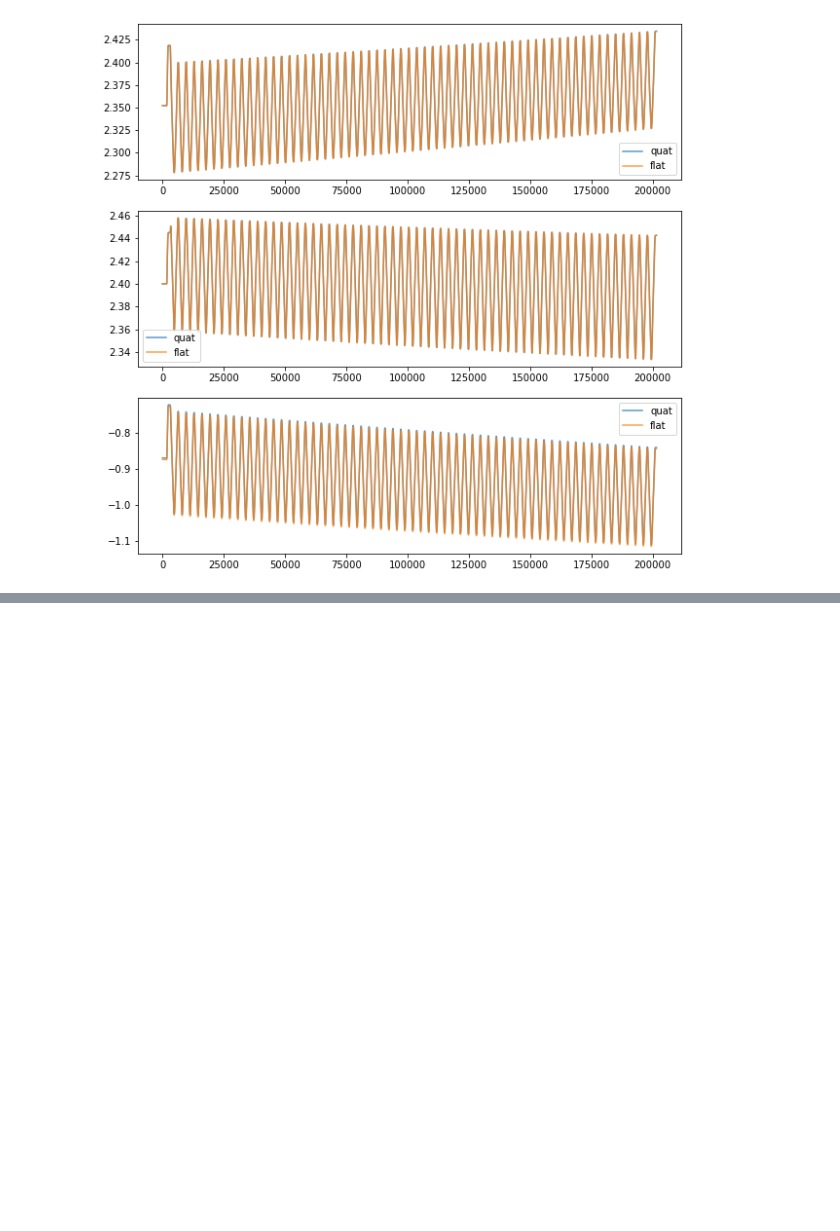
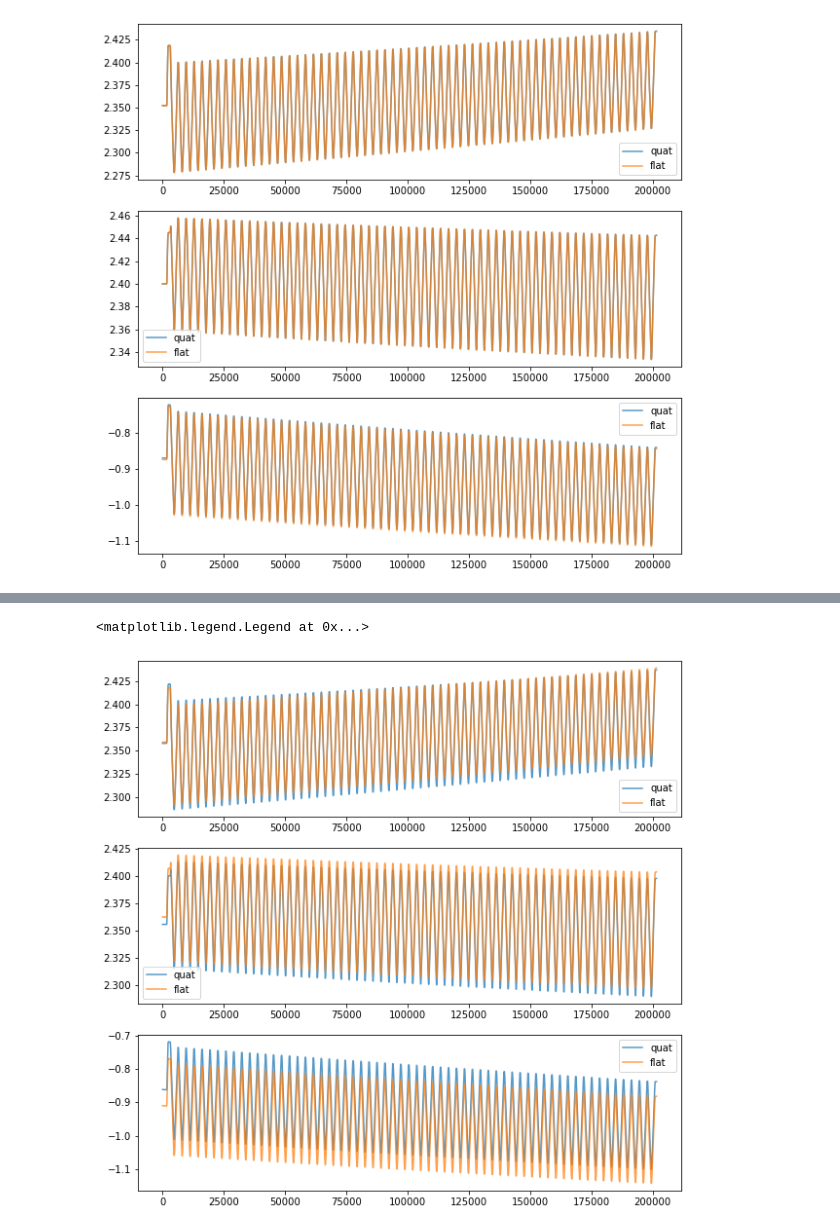
Before and after one commit to catyz/maps, a Jupyter notebook: pointing_test.ipynb, the cells around one changed output, grey strips where cells are left out. Drawn from its saved outputs; the diff is of its cells as text; code cells hidden in the pictures; blank space fills up the shorter version.

```diff
--- a/pointing_test.ipynb
+++ b/pointing_test.ipynb
@@ -100,3 +113,22 @@ axes[2].legend()
+# %%
+#FAR DETECTOR
+#Plot phi with RA, dec with theta, etc
+fig, axes = plt.subplots(3, figsize=(10,10))
+
+axes[0].plot(phi_far, label='quat', alpha=0.75)
+axes[0].plot(ra_far, label='flat', alpha=0.75)
+axes[0].legend()
+
+axes[1].plot(theta_far, label='quat', alpha=0.75)
+axes[1].plot(np.pi/2 - dec_far, label='flat', alpha=0.75)
+axes[1].legend()
+
+axes[2].plot(pos_far, label='quat', alpha=0.75)
+axes[2].plot(pa_far, label='flat', alpha=0.75)
+axes[2].legend()
+# %% [output]
+<matplotlib.legend.Legend at 0x...>
+[figure, added]
 # %%
 #Errors in degrees:
 print(
```
Also changed, not shown: parts of 7 cells of this notebook.
